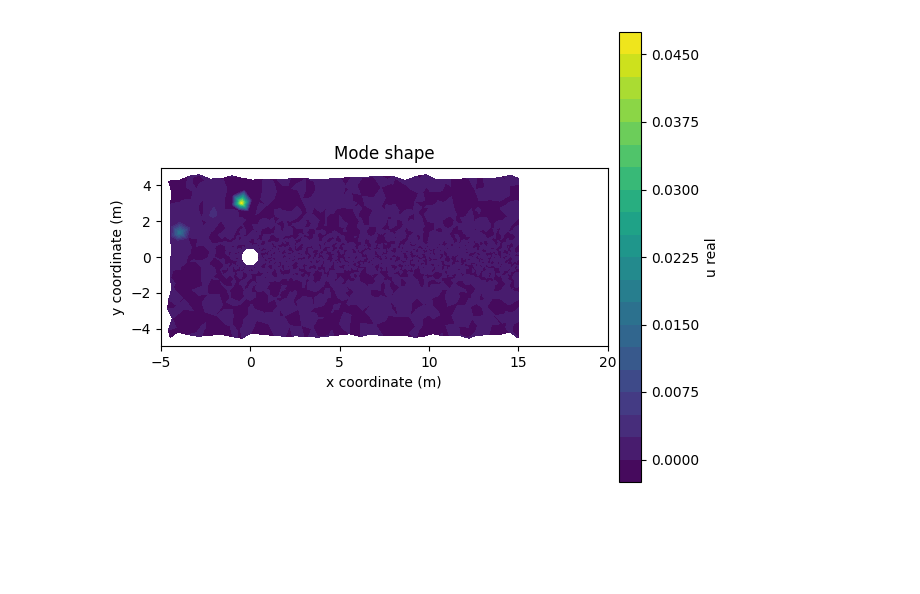
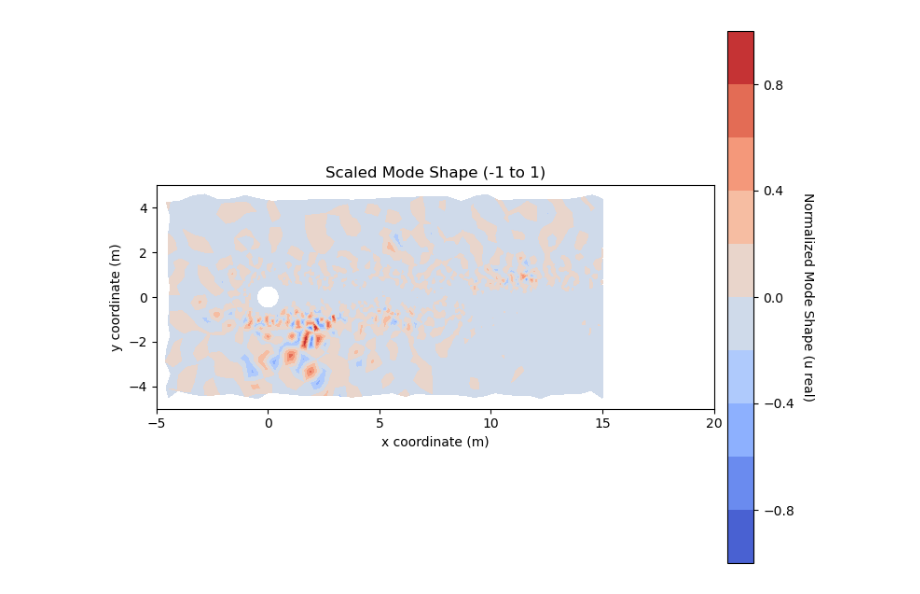
Before and after one commit to AFFONG/global_stability, a Jupyter notebook: src/main.ipynb, the cells around one changed output. Drawn from its saved outputs; the diff is of its cells as text; code cells hidden in the pictures; blank space fills up the shorter version.

```diff
--- a/src/main.ipynb
+++ b/src/main.ipynb
@@ -256,6 +433,6 @@ mode 20: imganiary = 4.9227828991170455, real = 22.5005030485778
 # %%
-# obtaining the modeshape
-k = 15
+# obtaining the modeshape that is closest to the target point
+k = 2
 nvar = 5
 # Pick the k-th eigenvector (column)
 vec = vecs[:, k-1]
@@ -264,7 +441,7 @@ vec = vecs[:, k-1]
 mode = vec.reshape(N, nvar)
 
 # Extract individual variables across all nodes
-rho_mode  = mode[:, 0]   # density perturbation    at all N nodes
+rho_mode  = mode[:, 0]   # density perturbation at all N nodes
 u_mode  = mode[:, 1]   # u-velocity perturbation at all N nodes
 v_mode  = mode[:, 2]   # v-velocity perturbation at all N nodes
 w_mode  = mode[:, 3]   # w-velocity perturbationat all N nodes
@@ -306,23 +483,41 @@ grp_y = tmp_grp.coords[:, 1]
 # Construct a matplotlib Triangulation (defines our mesh for plotting)
 tri = Triangulation(grp_x, grp_y, triangles=tri_nodemap)
 # %%
-# density plot
-fig, ax = plt.subplots()
+# 1. Extract your raw contour data array
+z_raw = u_real[side_nodes][node_filter]
 
-# Note, we need to apply the node_filter to the pressure array
-# because it still contains values for every node on the casing
-contour = ax.tricontourf(tri, u_real[side_nodes][node_filter], levels=20)
-fig.colorbar(contour, ax=ax, pad=0.02, label='u real')
-ax.set_title("Mode shape")
+# 2. Apply the min-max scaling to shift the range to [-1, 1]
+z_min = np.min(z_raw)
+z_max = np.max(z_raw)
+
+# Prevent division by zero if the mode shape array is completely uniform
+if np.abs(z_max - z_min) > 1e-12:
+    z_scaled = 2.0 * (z_raw - z_min) / (z_max - z_min) - 1.0
+else:
+    z_scaled = np.zeros_like(z_raw)
+
+# 3. Plot the density map using the scaled values
+fig, ax = plt.subplots(figsize=(8, 6))
+
+# Pass z_scaled into tricontourf
+contour = ax.tricontourf(tri, z_scaled, levels=11, cmap="coolwarm")
+
+# Add the colorbar; its bounds will now naturally lock between -1.0 and 1.0
+cbar = fig.colorbar(contour, ax=ax, pad=0.02)
+cbar.set_label('Normalized Mode Shape (u real)', rotation=270, labelpad=15)
+
+ax.set_title("Scaled Mode Shape (-1 to 1)")
 ax.set_xlabel("x coordinate (m)")
 ax.set_ylabel("y coordinate (m)")
-ax.set_aspect('equal', 'box') # forcing the scale of x and y axis to equal
+ax.set_aspect('equal', 'box')
+
 ax.set_xlim(x_lower, x_upper)
 ax.set_ylim(y_lower, y_upper)
+
 plt.tight_layout()
 plt.show()
 # %% [output]
-[figure, old version]
+[figure, new version]
 # %%
 # testing
 # --- shared test data ---
```
Also changed, not shown: parts of 10 cells of this notebook, 9 other files.
